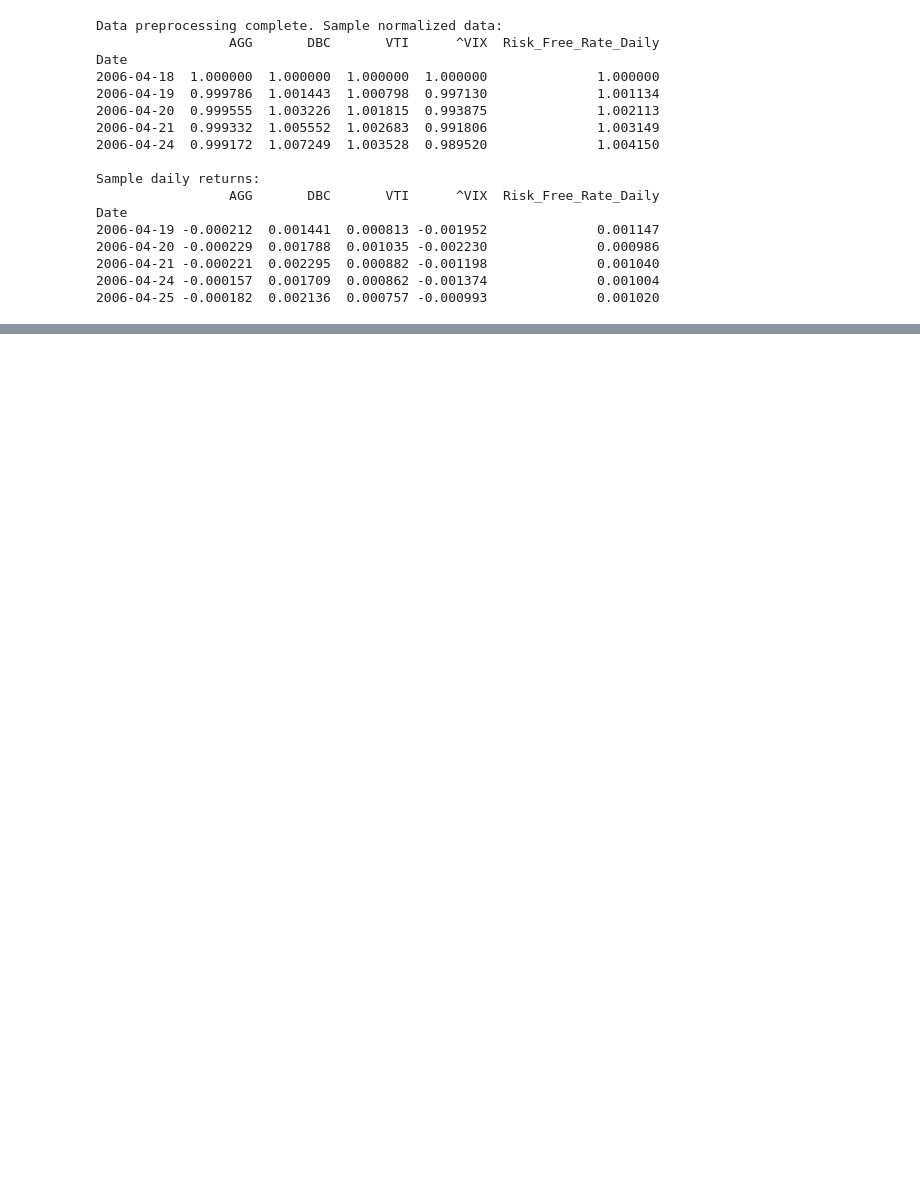
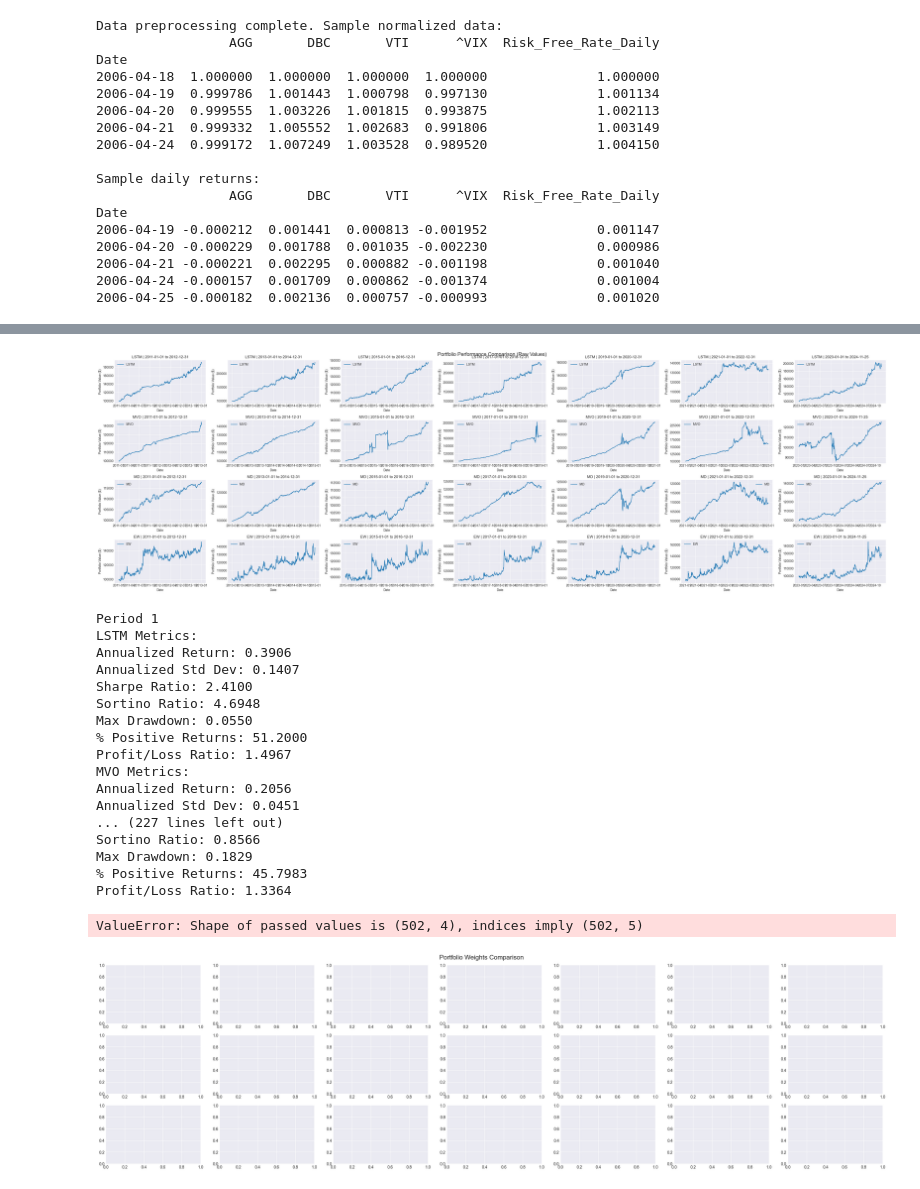
Before and after one commit to AmanNarendraAli/PortfolioOptimisationCapstone, a Jupyter notebook: main.ipynb, the cells around one changed output, grey strips where cells are left out. Saved outputs shown, nothing was run; the diff lists cells and outputs as text; code cells hidden in the pictures; blank space fills up the shorter version.

```diff
--- a/main.ipynb
+++ b/main.ipynb
@@ -454,7 +459,7 @@ portfolio_histories = {
     'LSTM': [],
     'MVO': [],
     'MD': [],
-    'EW': []
+    'EW': [],
 }
 
 initial_cash = 100000
@@ -864,0 +904,22 @@ plot_weights_comparison(portfolio_histories, periods, strategies, asset_names)
+# %%
+# Calculate average metrics for each model
+lstm_avg_metrics = average_metrics(lstm_metrics)
+mvo_avg_metrics = average_metrics(mvo_metrics)
+md_avg_metrics = average_metrics(md_metrics)
+ew_avg_metrics = average_metrics(ew_metrics)
+# Print the average metrics
+print("\nAverage Metrics for LSTM Model:")
+for key, value in lstm_avg_metrics.items():
+    print(f"{key}: {value:.4f}")
+
+print("\nAverage Metrics for MVO Strategy:")
+for key, value in mvo_avg_metrics.items():
+    print(f"{key}: {value:.4f}")
+
+print("\nAverage Metrics for MD Strategy:")
+for key, value in md_avg_metrics.items():
+    print(f"{key}: {value:.4f}")
+
+print("\nAverage Metrics for Equal Weighted Strategy:")
+for key, value in average_metrics(ew_metrics).items():
+    print(f"{key}: {value:.4f}")
@@ -864,0 +944,42 @@ plot_weights_comparison(portfolio_histories, periods, strategies, asset_names)
+# %%
+strategies = ['LSTM','MVO', 'MD', 'EW']
+plot_performance_comparison(portfolio_histories, periods, strategies)
+for i in range(len(mvo_metrics)):
+    print(f"Period {i+1}")
+    print("LSTM Metrics:")
+    for key, value in lstm_metrics[i].items():
+        print(f"{key}: {value:.4f}")
+    print("MVO Metrics:")
+    for key, value in mvo_metrics[i].items():
+        print(f"{key}: {value:.4f}")
+    print("MD Metrics:")
+    for key, value in md_metrics[i].items():
+        print(f"{key}: {value:.4f}")
+    print("EW Metrics:")
+    for key, value in ew_metrics[i].items():
+        print(f"{key}: {value:.4f}")
+    print("\n")
+    strategies = ['LSTM','MVO', 'MD']
+asset_names = TICKERS
+plot_weights_comparison(portfolio_histories, periods, strategies, asset_names)
+# %% [output]
+[figure, added]
+Period 1
+LSTM Metrics:
+Annualized Return: 0.3906
+Annualized Std Dev: 0.1407
+Sharpe Ratio: 2.4100
+Sortino Ratio: 4.6948
+Max Drawdown: 0.0550
+% Positive Returns: 51.2000
+Profit/Loss Ratio: 1.4967
+MVO Metrics:
+Annualized Return: 0.2056
+Annualized Std Dev: 0.0451
+... (227 lines left out)
+Sortino Ratio: 0.8566
+Max Drawdown: 0.1829
+% Positive Returns: 45.7983
+Profit/Loss Ratio: 1.3364
+ValueError: Shape of passed values is (502, 4), indices imply (502, 5)
+[figure, added]
```
Also changed, not shown: parts of 9 cells of this notebook.
